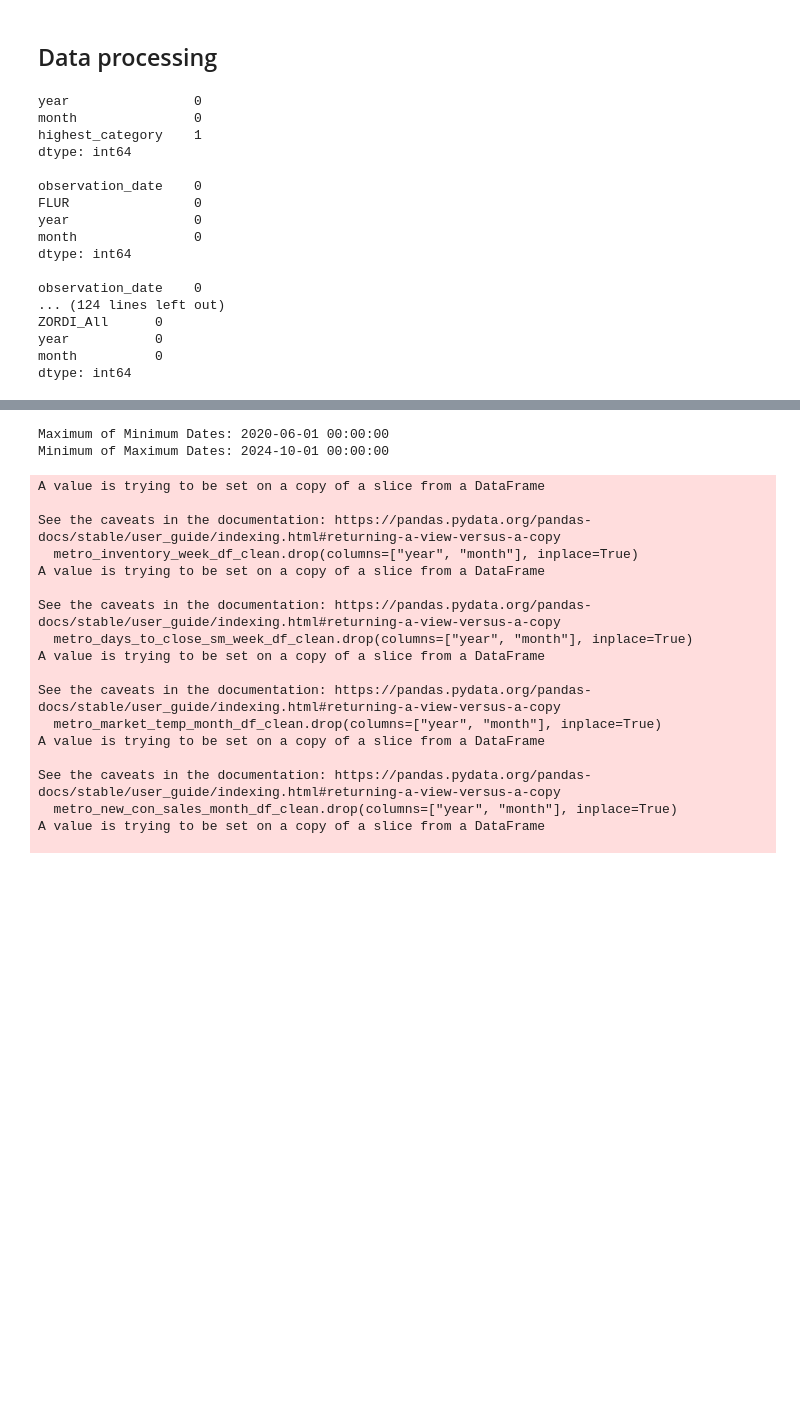
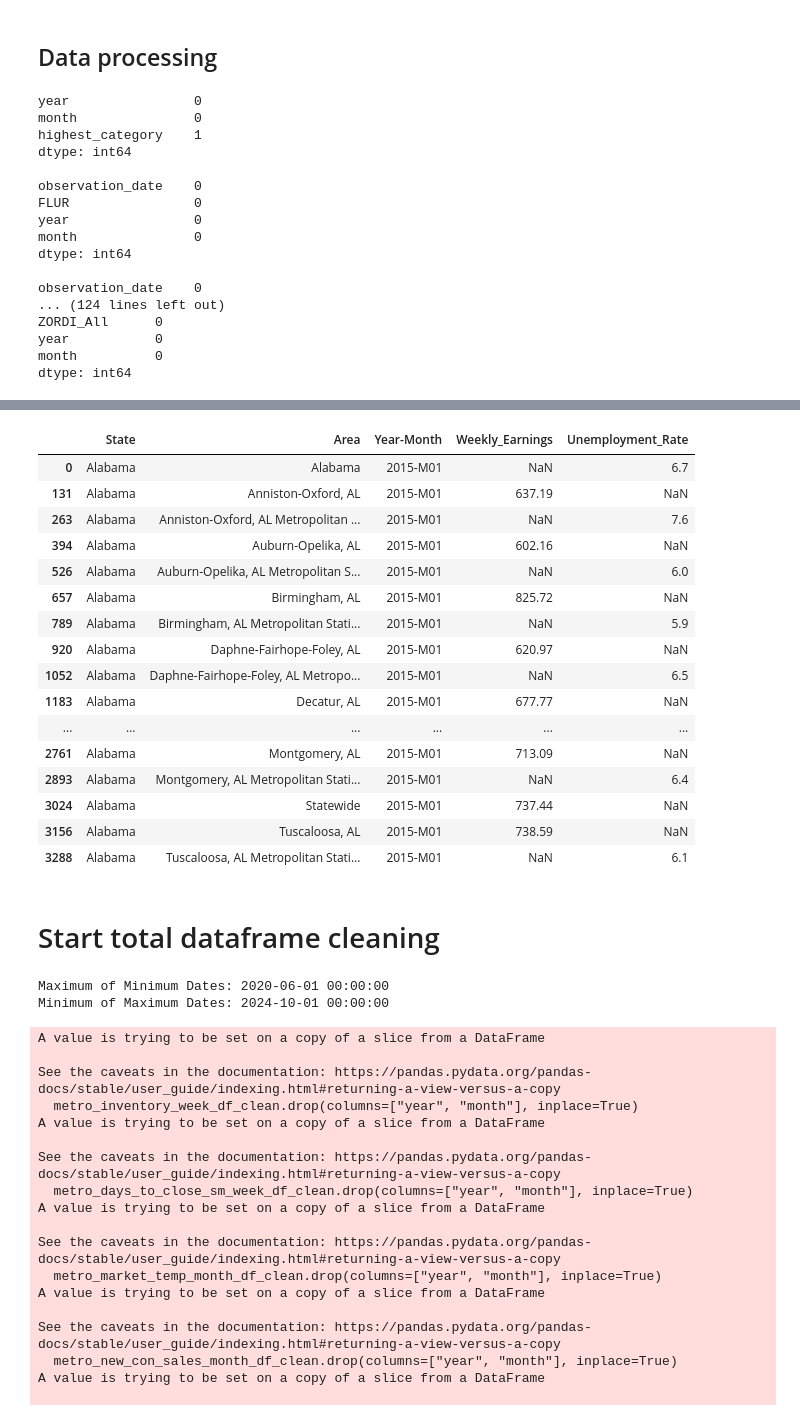
Before and after one commit to walde363/covid-housing-forecast, a Jupyter notebook: notebooks/Data review and analysis.ipynb, the cells around one changed output, grey strips where cells are left out. Drawn from its saved outputs; the diff is of its cells as text; code cells hidden in the pictures; blank space fills up the shorter version.

Commit message:
Started to bring in new dataframes. Started cleaning BLS dataframes. Left off on analyzing merge BLS_df_clean_merge

```diff
--- a/notebooks/Data review and analysis.ipynb
+++ b/notebooks/Data review and analysis.ipynb
@@ -25,7 +25,18 @@ urls = {
     "metro_zordi_condo_month": f"{repo}{folder}Metro_zordi_uc_condo_month.csv",
     "metro_zordi_mfr_month": f"{repo}{folder}Metro_zordi_uc_mfr_month.csv",
     "metro_zordi_sfr_month": f"{repo}{folder}Metro_zordi_uc_sfr_month.csv",
-    "metro_zordi_all_month": f"{repo}{folder}Metro_zordi_uc_sfrcondomfr_month.csv"
+    "metro_zordi_all_month": f"{repo}{folder}Metro_zordi_uc_sfrcondomfr_month.csv",
+
+    "merged_bls_long": f"{repo}{folder}merged_bls_long.csv",
+    "merged_bls_wide": f"{repo}{folder}merged_bls_wide.csv",
+    "BLS_unemployment_data": f"{repo}{folder}BLS_unemployment_data.csv",
+    "BLS_weekly_earnings": f"{repo}{folder}BLS_weekly_earnings.csv",
+
+    "RDC_FL_Metrics_County": f"{repo}{folder}RDC_FL_Metrics_County.csv",
+    "RDC_FL_Metrics_Metro": f"{repo}{folder}RDC_FL_Metrics_Metro.csv",
+    "RDC_Inventory_Core_Metrics_Country_History": f"{repo}{folder}RDC_Inventory_Core_Metrics_Country_History.csv",
+    "RDC_Inventory_Core_Metrics_State_History": f"{repo}{folder}RDC_Inventory_Core_Metrics_State_History.csv",
+    "Supporting_Underlying_Metrics_and_Disclaimer_for_Analyses_of_US_Homeowners_Insurance_Markets_2018-2022": f"{repo}{folder}Supporting_Underlying_Metrics_and_Disclaimer_for_Analyses_of_US_Homeowners_Insurance_Markets_2018-2022.xlsx",
 }
 
 def load_csv_with_fallback(url):
@@ -105,6 +116,18 @@ metro_zordi_condo_month_df     = data["metro_zordi_condo_month"]
 metro_zordi_mfr_month_df       = data["metro_zordi_mfr_month"]
 metro_zordi_sfr_month_df       = data["metro_zordi_sfr_month"]
 metro_zordi_all_month_df       = data["metro_zordi_all_month"]
+
+merged_bls_long_df = data["merged_bls_long"]
+merged_bls_wide_df = data["merged_bls_wide"]
+BLS_unemployment_data_df = data["BLS_unemployment_data"]
+BLS_weekly_earnings_df = data["BLS_weekly_earnings"]
+
+RDC_FL_Metrics_County_df = data["RDC_FL_Metrics_County"]
+RDC_FL_Metrics_Metro_df = data["RDC_FL_Metrics_Metro"]
+RDC_Inventory_Core_Metrics_Country_History_df = data["RDC_Inventory_Core_Metrics_Country_History"]
+RDC_Inventory_Core_Metrics_State_History_df = data["RDC_Inventory_Core_Metrics_State_History"]
+
+Supporting_Underlying_Metrics_and_Disclaimer_for_Analyses_of_US_Homeowners_Insurance_Markets_2018_2022_df = data["Supporting_Underlying_Metrics_and_Disclaimer_for_Analyses_of_US_Homeowners_Insurance_Markets_2018-2022"]
 # %%
 def review_datasets(data_dict):
     for name, df in data_dict.items():
@@ -622,3 +689,26 @@ metro_zordi_all_month_df_clean_wide.rename(columns={"ZORDI_All": "ZORDI_All_US"
+# %%
+merged_bls_long_df[(merged_bls_long_df['Year-Month']=='2015-M01') &
+(merged_bls_long_df['State']=='Alabama')]
+# %% [output]
+|  | State | Area | Year-Month | Weekly_Earnings | Unemployment_Rate |
+| 0 | Alabama | Alabama | 2015-M01 | NaN | 6.7 |
+| 131 | Alabama | Anniston-Oxford, AL | 2015-M01 | 637.19 | NaN |
+| 263 | Alabama | Anniston-Oxford, AL Metropolitan ... | 2015-M01 | NaN | 7.6 |
+| 394 | Alabama | Auburn-Opelika, AL | 2015-M01 | 602.16 | NaN |
+| 526 | Alabama | Auburn-Opelika, AL Metropolitan S... | 2015-M01 | NaN | 6.0 |
+| 657 | Alabama | Birmingham, AL | 2015-M01 | 825.72 | NaN |
+| 789 | Alabama | Birmingham, AL Metropolitan Stati... | 2015-M01 | NaN | 5.9 |
+| 920 | Alabama | Daphne-Fairhope-Foley, AL | 2015-M01 | 620.97 | NaN |
+| 1052 | Alabama | Daphne-Fairhope-Foley, AL Metropo... | 2015-M01 | NaN | 6.5 |
+| 1183 | Alabama | Decatur, AL | 2015-M01 | 677.77 | NaN |
+| ... | ... | ... | ... | ... | ... |
+| 2761 | Alabama | Montgomery, AL | 2015-M01 | 713.09 | NaN |
+| 2893 | Alabama | Montgomery, AL Metropolitan Stati... | 2015-M01 | NaN | 6.4 |
+| 3024 | Alabama | Statewide | 2015-M01 | 737.44 | NaN |
+| 3156 | Alabama | Tuscaloosa, AL | 2015-M01 | 738.59 | NaN |
+| 3288 | Alabama | Tuscaloosa, AL Metropolitan Stati... | 2015-M01 | NaN | 6.1 |
+# %% [markdown]
+# Start total dataframe cleaning
 # %%
 dfs = [
 hurricanes_df_clean,
```
Also changed, not shown: parts of 4 cells of this notebook.
